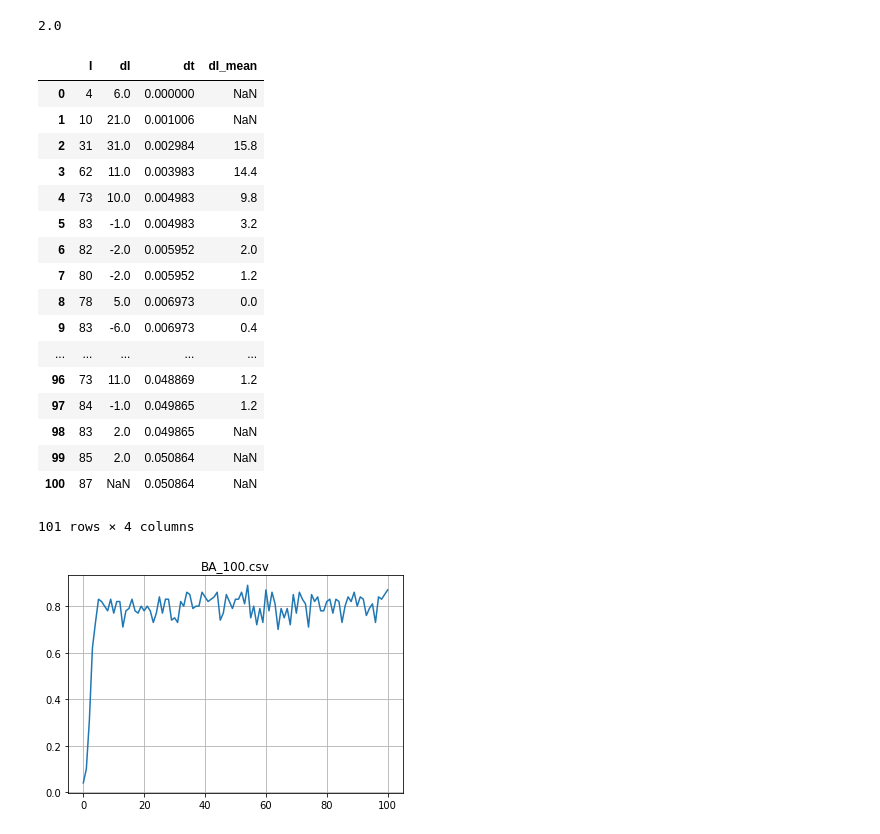
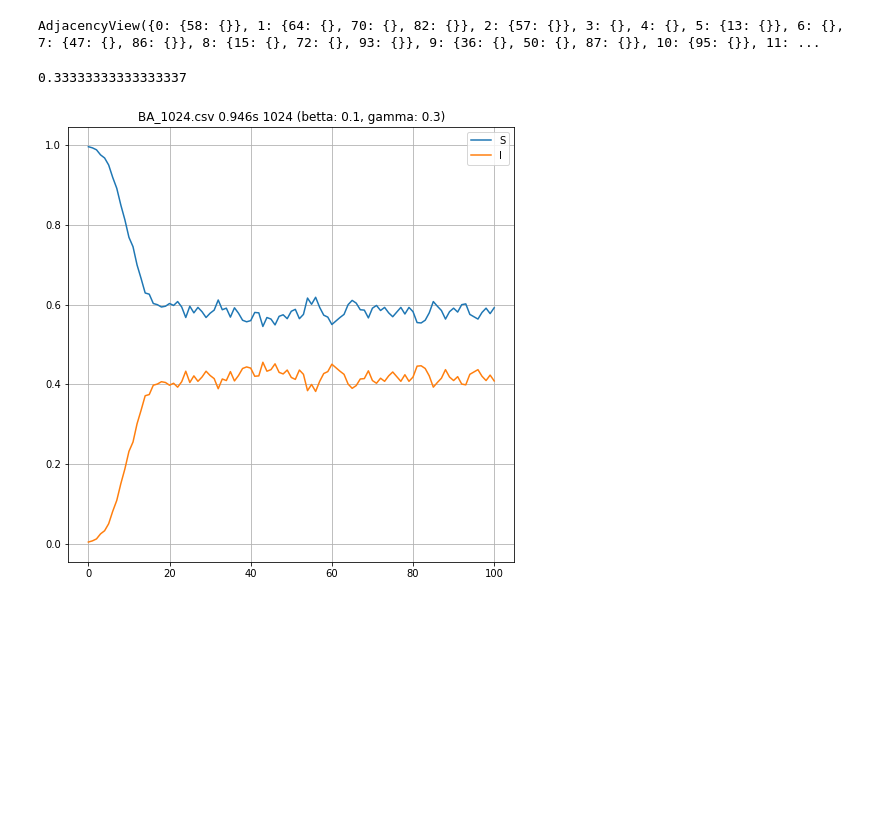
Before and after one commit to Dmitriy-Fedorov/Epidemic-Model, a Jupyter notebook: python_1/2nd SIS.ipynb, the cells around one changed output. Drawn from its saved outputs; the diff is of its cells as text; code cells hidden in the pictures; blank space fills up the shorter version.

```diff
--- a/python_1/2nd SIS.ipynb
+++ b/python_1/2nd SIS.ipynb
@@ -39,3 +44,9 @@ asd1.plot(grid=True)
+# %%
+a.population_size
+len(a.G.adj)
+a.G.adj
+# %% [output]
+AdjacencyView({0: {58: {}}, 1: {64: {}, 70: {}, 82: {}}, 2: {57: {}}, 3: {}, 4: {}, 5: {13: {}}, 6: {}, 7: {47: {}, 86: {}}, 8: {15: {}, 72: {}, 93: {}}, 9: {36: {}, 50: {}, 87: {}}, 10: {95: {}}, 11: ...
 # %%
 def monte(n, r, paramet, nstep=300):
     listt = []
@@ -57,64 +68,54 @@ asd1 = asd_monte/N
 asd1.plot(grid=True)
 calc_R0(a.G, paramet)
 # %%
-csv = 'BA_100.csv'
-# csv = 'ER_100.csv'
-# csv = 'WS_100.csv'
+# csv = 'BA_100.csv'  # 100
+# csv = 'ER_100.csv'  # 100
+# csv = 'WS_100.csv'  # 100
+
+csv = 'BA_1024.csv'
+# csv = 'ER_1024.csv'
+# csv = 'WS_1024.csv'
+
 # np.random.seed(1)
 # random.seed(1)
 
 paramet = {
-        'betta': 0.4, # infect rate
-        'gamma': 0.2, # rec rate
+        'betta': 0.1, # infect rate
+        'gamma': 0.3, # rec rate
     }
-N = 100
+N = 32*32
 r = 2 # dummy
 
 # np.random.seed(787)
 # random.seed(4)
 
 a = EpidemicGraph(N,r,paramet,I=4, grid_size=[30,30])  # net='Uniform Grid'
 a.load_csv(csv, 4)
 print(calc_R0(a.G, paramet))
 G = a.G
 ##########################################
 # plt.figure(figsize=(8, 8))
 # nx.draw(G, with_labels=False)
 # plt.show()
 ##########################################
 timing = a.run(100)
+tm = np.array(timing)
+tm = tm - tm[0]
 # a.G[0]
 asd = a.hist2pandas()
 # asd.plot()
-asd1 = asd['I']/N
-asd1.plot(grid=True)
-plt.title(csv)
+asd1 = asd/N
+### plot
+f = asd1.plot(grid=True, figsize=(8, 8))
+plt.title('{} {:.3f}s {} (betta: {betta}, gamma: {gamma})'.format(csv, tm[-1]-tm[0], N, **paramet))
+# f.get_figure().savefig("foo.pdf", bbox_inches='tight')
 
-tm = np.array(timing)
-tm = tm - tm[0]
+
 asd2 = asd[['I']]
 asd2['dI'] = asd2['I'].shift(-1) - asd2['I']
 asd2['dt'] = tm
 asd2['dI_mean'] = asd2['dI'].rolling(5, center=True).mean().abs()
-asd2
+# asd2
 # %% [output]
-2.0
+0.33333333333333337
-|  | I | dI | dt | dI_mean |
-| 0 | 4 | 6.0 | 0.000000 | NaN |
-| 1 | 10 | 21.0 | 0.001006 | NaN |
-| 2 | 31 | 31.0 | 0.002984 | 15.8 |
-| 3 | 62 | 11.0 | 0.003983 | 14.4 |
-| 4 | 73 | 10.0 | 0.004983 | 9.8 |
-| 5 | 83 | -1.0 | 0.004983 | 3.2 |
-| 6 | 82 | -2.0 | 0.005952 | 2.0 |
-| 7 | 80 | -2.0 | 0.005952 | 1.2 |
-| 8 | 78 | 5.0 | 0.006973 | 0.0 |
-| 9 | 83 | -6.0 | 0.006973 | 0.4 |
-| ... | ... | ... | ... | ... |
-| 96 | 73 | 11.0 | 0.048869 | 1.2 |
-| 97 | 84 | -1.0 | 0.049865 | 1.2 |
-| 98 | 83 | 2.0 | 0.049865 | NaN |
-| 99 | 85 | 2.0 | 0.050864 | NaN |
-| 100 | 87 | NaN | 0.050864 | NaN |
-101 rows × 4 columns
-[figure, old version]
+[figure, new version]
```
Also changed, not shown: parts of 10 cells of this notebook, 4 other files.
